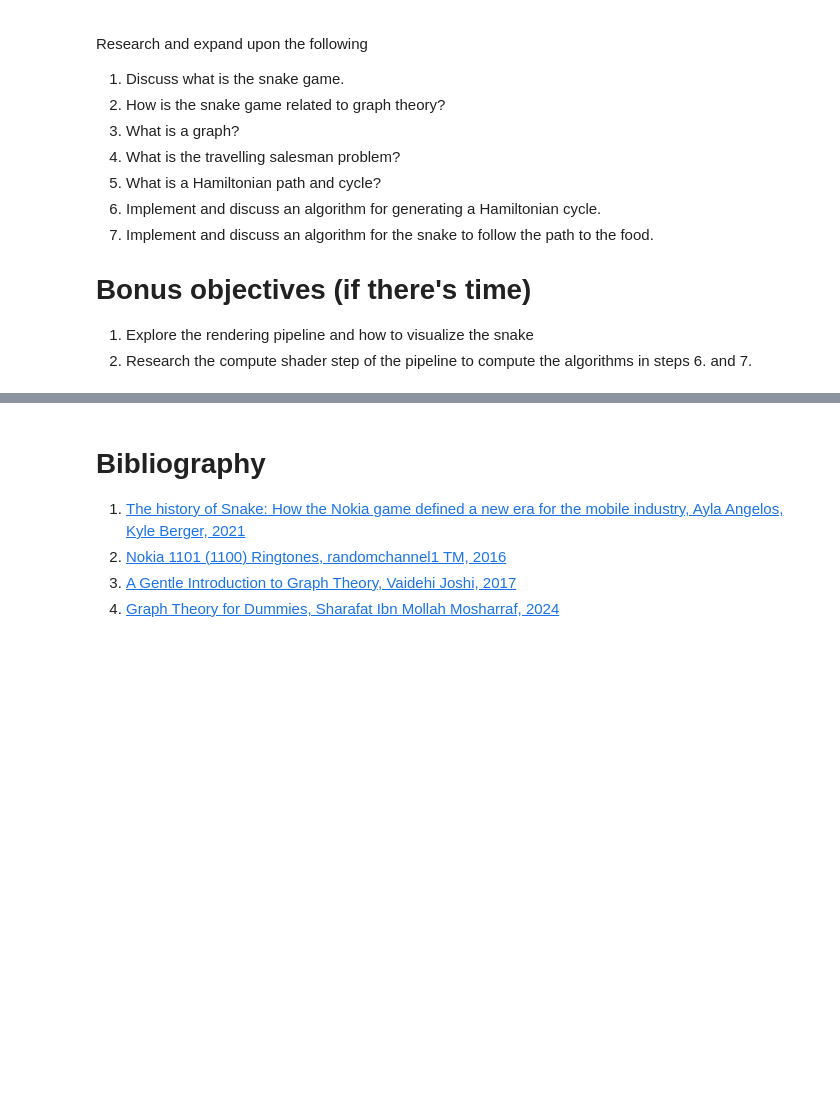
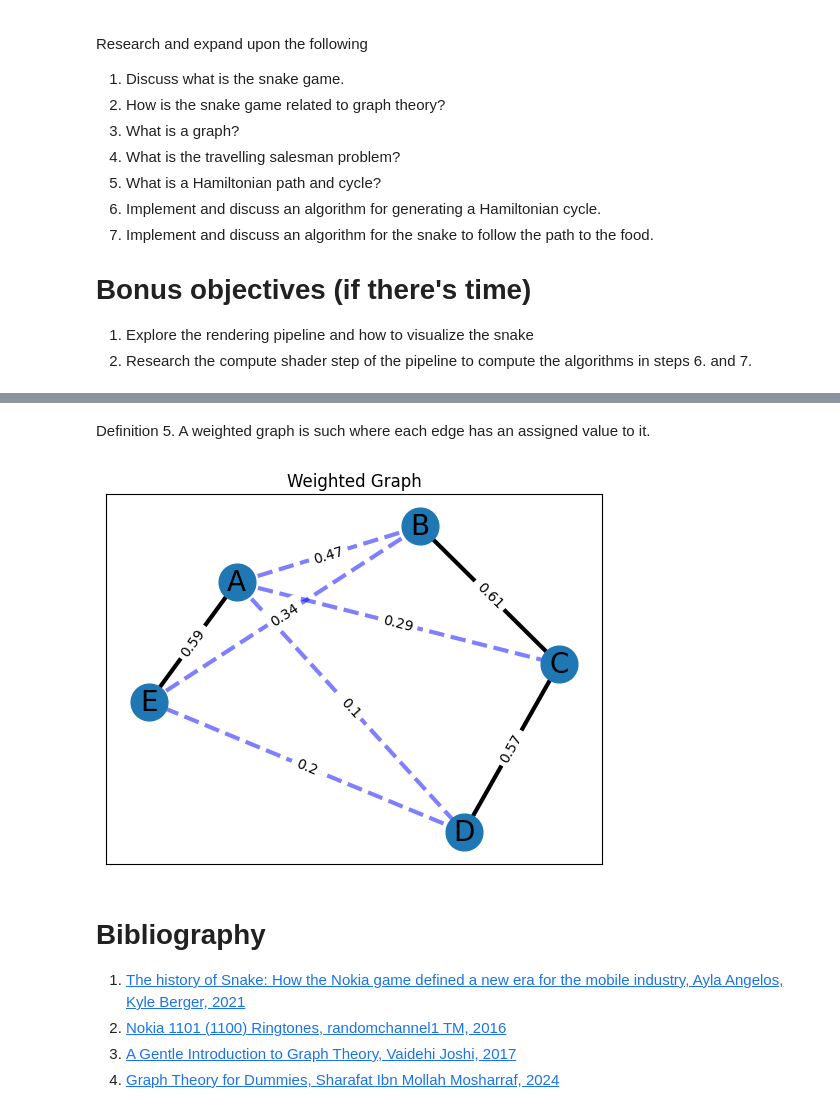
Before and after one commit to SimoAngelov/TravelingSnake, a Jupyter notebook: TheTravelingSnake.ipynb, the cells around one changed output, grey strips where cells are left out. Drawn from its saved outputs; the diff is of its cells as text; code cells hidden in the pictures; blank space fills up the shorter version.

```diff
--- a/TheTravelingSnake.ipynb
+++ b/TheTravelingSnake.ipynb
@@ -55,3 +165,9 @@ Graph Theory is the study of graphs.
+# %% [markdown]
+Definition 5. A weighted graph is such where each edge has an assigned value to it.
+# %%
+graph_example("Weighted Graph", is_weighted = True, node_count = 5)
+# %% [output]
+[figure, added]
 # %% [markdown]
 # Bibliography
 1. [The history of Snake: How the Nokia game defined a new era for the mobile industry, Ayla Angelos, Kyle Berger, 2021](https://www.itsnicethat.com/features/taneli-armanto-the-history-of-snake-design-legacies-230221)
```
Also changed, not shown: parts of 10 cells of this notebook.
